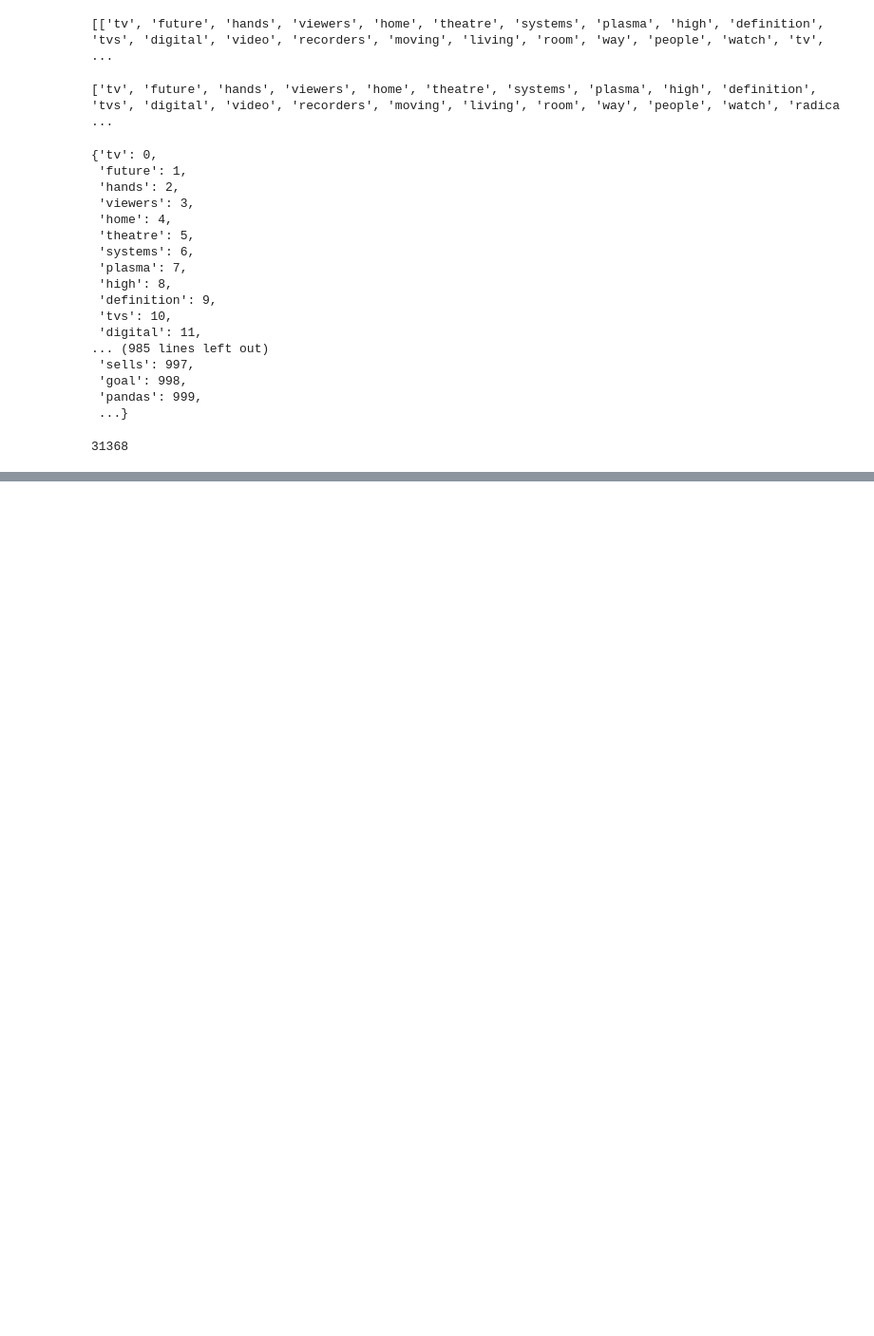
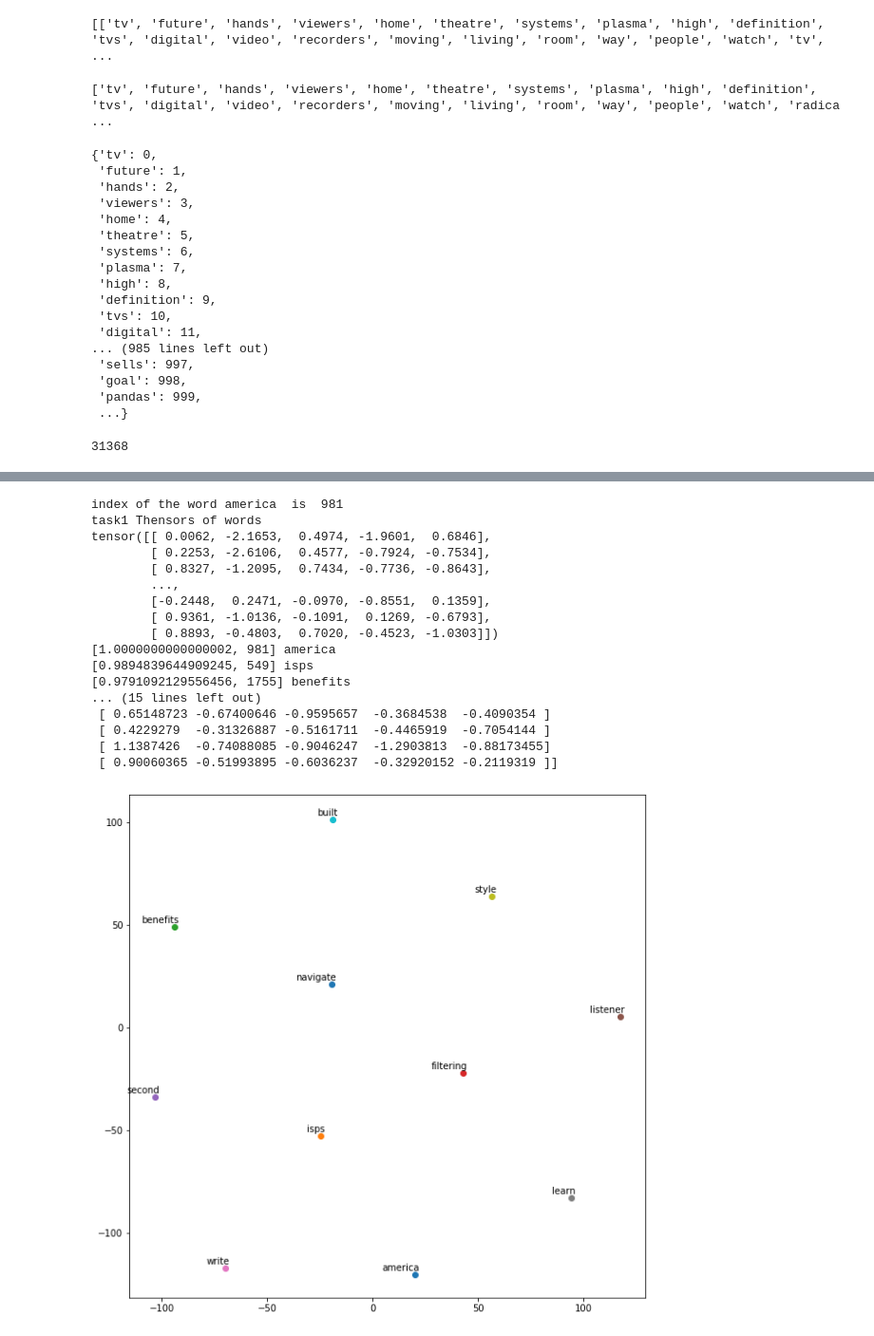
Before and after one commit to knurlann/nlp_tasks, a Jupyter notebook: task_1.ipynb, the cells around one changed output, grey strips where cells are left out. Shown at 95% size. Saved outputs shown, nothing was run; the diff lists cells and outputs as text; code cells hidden in the pictures; blank space fills up the shorter version.

```diff
--- a/task_1.ipynb
+++ b/task_1.ipynb
@@ -187,7 +194,7 @@ Loss at epo 30: 7.075843376317246
 # %%
 from sklearn.manifold import TSNE
 import matplotlib.pyplot as plt
-def homework(word):
+def closeWord(word):
     index_of_word = -1
     for i in range(len(vocabulary)):
         if  (vocabulary[i] == word):
@@ -235,3 +242,24 @@ def homework(word):
                      ha='right',
                      va='bottom')
         plt.show()
+# %%
+closeWord('america')
+# %% [output]
+index of the word america  is  981
+task1 Thensors of words
+tensor([[ 0.0062, -2.1653,  0.4974, -1.9601,  0.6846],
+        [ 0.2253, -2.6106,  0.4577, -0.7924, -0.7534],
+        [ 0.8327, -1.2095,  0.7434, -0.7736, -0.8643],
+        ...,
+        [-0.2448,  0.2471, -0.0970, -0.8551,  0.1359],
+        [ 0.9361, -1.0136, -0.1091,  0.1269, -0.6793],
+        [ 0.8893, -0.4803,  0.7020, -0.4523, -1.0303]])
+[1.0000000000000002, 981] america
+[0.9894839644909245, 549] isps
+[0.9791092129556456, 1755] benefits
+... (15 lines left out)
+ [ 0.65148723 -0.67400646 -0.9595657  -0.3684538  -0.4090354 ]
+ [ 0.4229279  -0.31326887 -0.5161711  -0.4465919  -0.7054144 ]
+ [ 1.1387426  -0.74088085 -0.9046247  -1.2903813  -0.88173455]
+ [ 0.90060365 -0.51993895 -0.6036237  -0.32920152 -0.2119319 ]]
+[figure, added]
```
Also changed, not shown: parts of 1 cell of this notebook.
